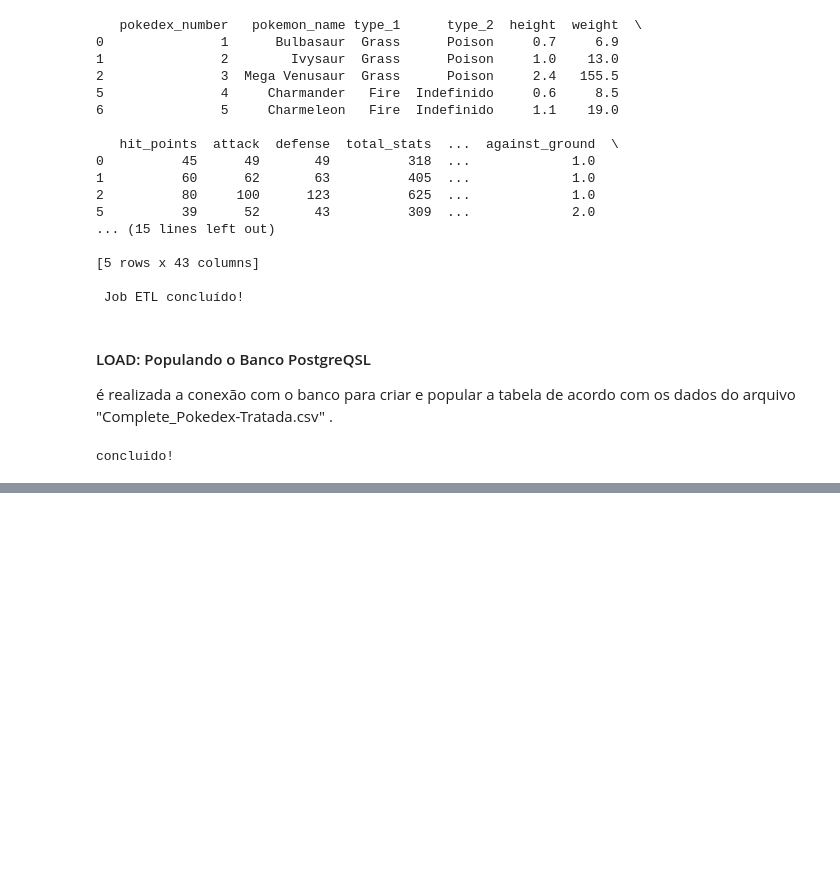
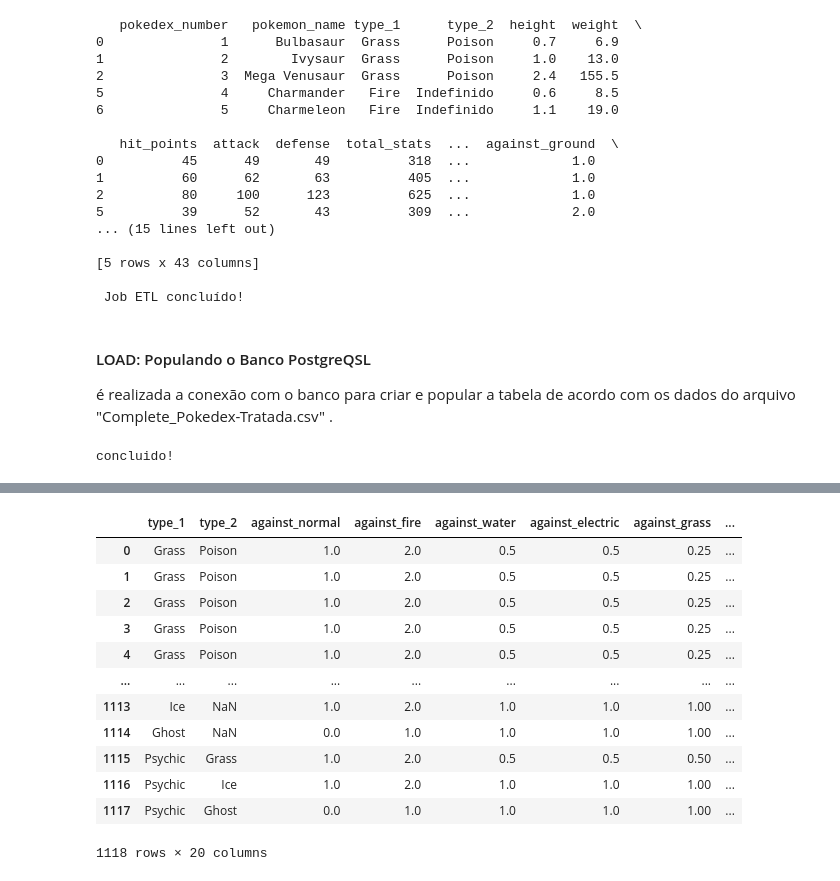
Before and after one commit to F1reFinger/Poke-BI, a Jupyter notebook: Transformer/JobETL.ipynb, the cells around one changed output, grey strips where cells are left out. Drawn from its saved outputs; the diff is of its cells as text; code cells hidden in the pictures; blank space fills up the shorter version.

```diff
--- a/Transformer/JobETL.ipynb
+++ b/Transformer/JobETL.ipynb
@@ -158,0 +161,4 @@ concluido!
+# %%
+import pandas as pd
+
+df = pd.read_csv('../Data_Layer/raw/Complete_Pokedex_V1.1.csv')
@@ -158,0 +235,27 @@ concluido!
+# %%
+df_tipo = df.drop(columns = ['pokedex_number', 'pokemon_name', 'ability_1',
+       'ability_2', 'ability_3', 'number_pokemon_with_typing', 'primary_color',
+       'shape', 'height', 'weight', 'bmi', 'hit_points', 'attack', 'defense',
+       'special_attack', 'special_defense', 'speed', 'total_stats', 'mean',
+       'standard_deviation', 'capture_rate', 'generation', 'base_happiness',
+       'base_experience', 'exp_type', 'exp_to_level_100', 'can_evolve',
+       'evolves_from', 'final_evolution', 'mega_evolution', 'is_default',
+       'baby_pokemon', 'alolan_form', 'galarian_form', 'forms_switchable',
+       'legendary', 'mythical', 'genderless', 'female_rate', 'genus',
+       'egg_group_1', 'egg_group_2', 'egg_cycles',])
+# %%
+df_tipo
+# %% [output]
+|  | type_1 | type_2 | against_normal | against_fire | against_water | against_electric | against_grass | ... |
+| 0 | Grass | Poison | 1.0 | 2.0 | 0.5 | 0.5 | 0.25 | ... |
+| 1 | Grass | Poison | 1.0 | 2.0 | 0.5 | 0.5 | 0.25 | ... |
+| 2 | Grass | Poison | 1.0 | 2.0 | 0.5 | 0.5 | 0.25 | ... |
+| 3 | Grass | Poison | 1.0 | 2.0 | 0.5 | 0.5 | 0.25 | ... |
+| 4 | Grass | Poison | 1.0 | 2.0 | 0.5 | 0.5 | 0.25 | ... |
+| ... | ... | ... | ... | ... | ... | ... | ... | ... |
+| 1113 | Ice | NaN | 1.0 | 2.0 | 1.0 | 1.0 | 1.00 | ... |
+| 1114 | Ghost | NaN | 0.0 | 1.0 | 1.0 | 1.0 | 1.00 | ... |
+| 1115 | Psychic | Grass | 1.0 | 2.0 | 0.5 | 0.5 | 0.50 | ... |
+| 1116 | Psychic | Ice | 1.0 | 2.0 | 1.0 | 1.0 | 1.00 | ... |
+| 1117 | Psychic | Ghost | 0.0 | 1.0 | 1.0 | 1.0 | 1.00 | ... |
+1118 rows × 20 columns
```
Also changed, not shown: parts of 14 cells of this notebook.
